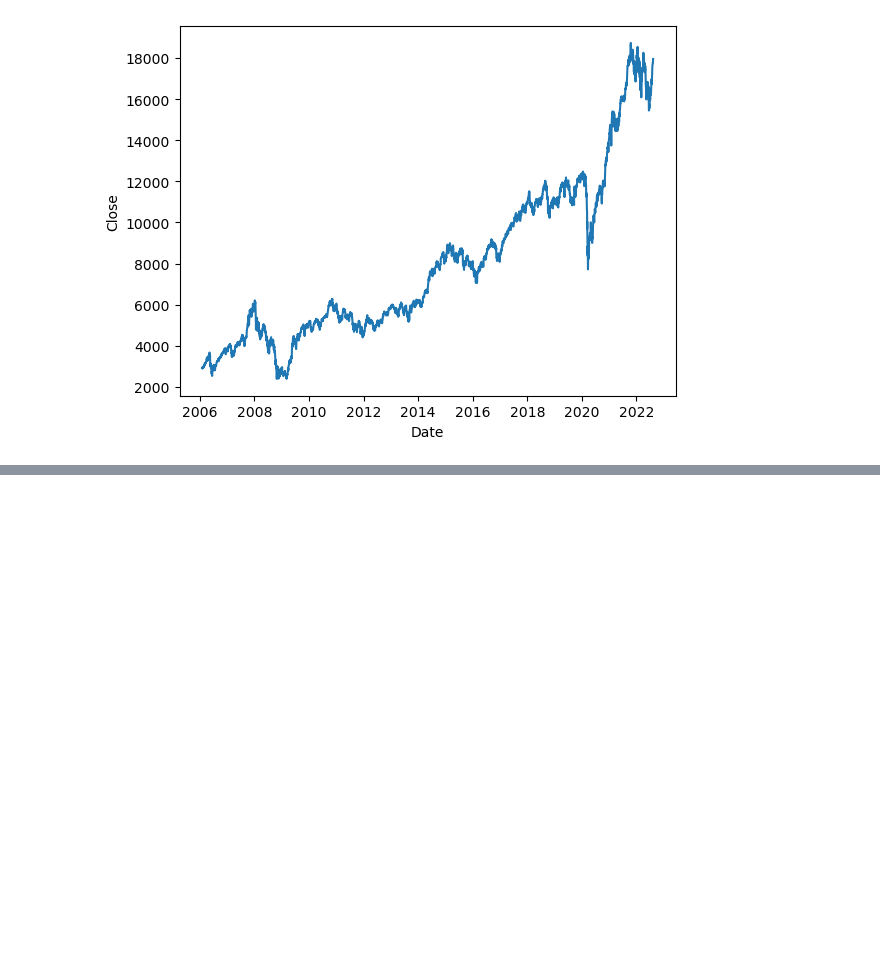
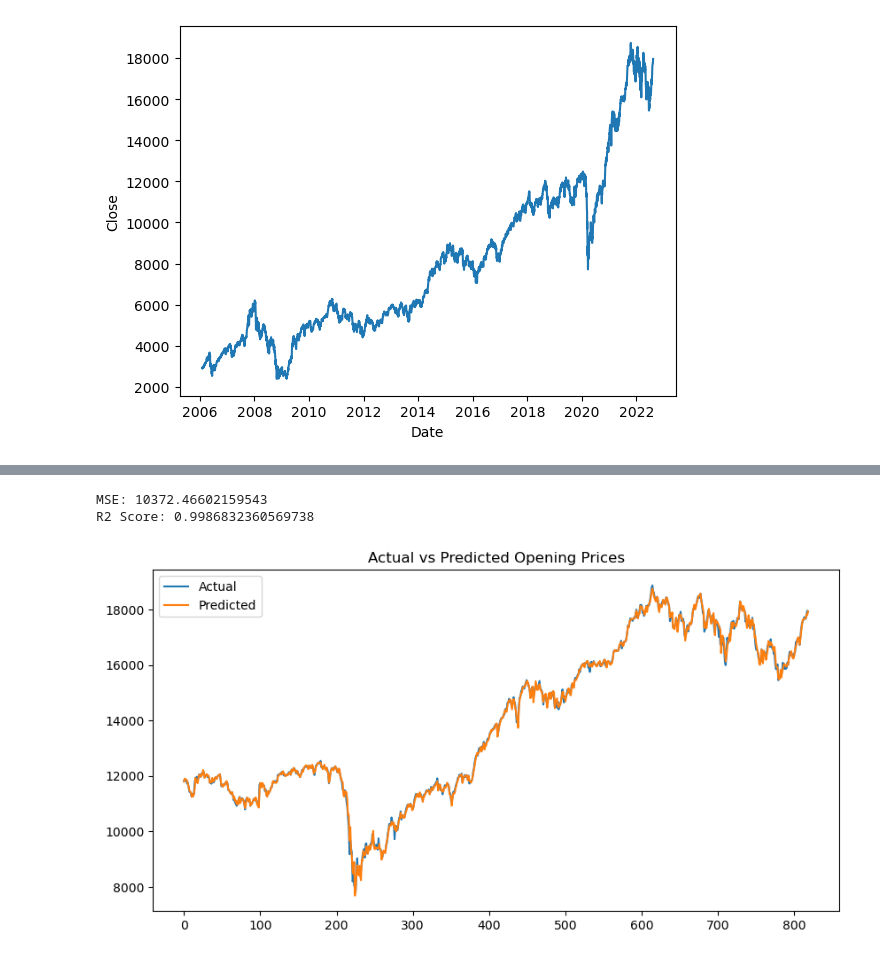
Before and after one commit to nitindhami/StockPrediction, a Jupyter notebook: archive/StockAnalysis.ipynb, the cells around one changed output, grey strips where cells are left out. Saved outputs shown, nothing was run; the diff lists cells and outputs as text; code cells hidden in the pictures; blank space fills up the shorter version.

Commit message:
First Linear regression training.

```diff
--- a/archive/StockAnalysis.ipynb
+++ b/archive/StockAnalysis.ipynb
@@ -97,3 +97,15 @@ sns.lineplot(x='Date', y='Close', data=df)
 # %% [output]
 <Axes: xlabel='Date', ylabel='Close'>
 [figure]
+# %%
+# Create lag features
+for i in range(1, 6):
+    df[f'Open_lag_{i}'] = df['Open'].shift(i)
+    df[f'Close_lag_{i}'] = df['Close'].shift(i)
+
+# Drop rows with NaNs caused by shifting
+df.dropna(inplace=True)
+
+# Define features and target
+features = [col for col in df.columns if 'lag' in col]
+target = 'Open'
@@ -99,0 +128,36 @@ sns.lineplot(x='Date', y='Close', data=df)
+# %%
+from sklearn.model_selection import train_test_split
+
+X = df[features]
+y = df[target]
+
+# You could also use time-based split, but here's the simplest method:
+X_train, X_test, y_train, y_test = train_test_split(X, y, shuffle=False, test_size=0.2)
+# %%
+from sklearn.linear_model import LinearRegression
+from sklearn.metrics import mean_squared_error, r2_score
+
+# Train the model
+model = LinearRegression()
+model.fit(X_train, y_train)
+
+# Predict
+y_pred = model.predict(X_test)
+
+# Evaluation
+print("MSE:", mean_squared_error(y_test, y_pred))
+print("R2 Score:", r2_score(y_test, y_pred))
+# %% [output]
+MSE: 10372.46602159543
+R2 Score: 0.9986832360569738
+# %%
+import matplotlib.pyplot as plt
+
+plt.figure(figsize=(10, 5))
+plt.plot(y_test.values, label='Actual')
+plt.plot(y_pred, label='Predicted')
+plt.legend()
+plt.title("Actual vs Predicted Opening Prices")
+plt.show()
+# %% [output]
+[figure, added]
```
Also changed, not shown: parts of 1 cell of this notebook.
